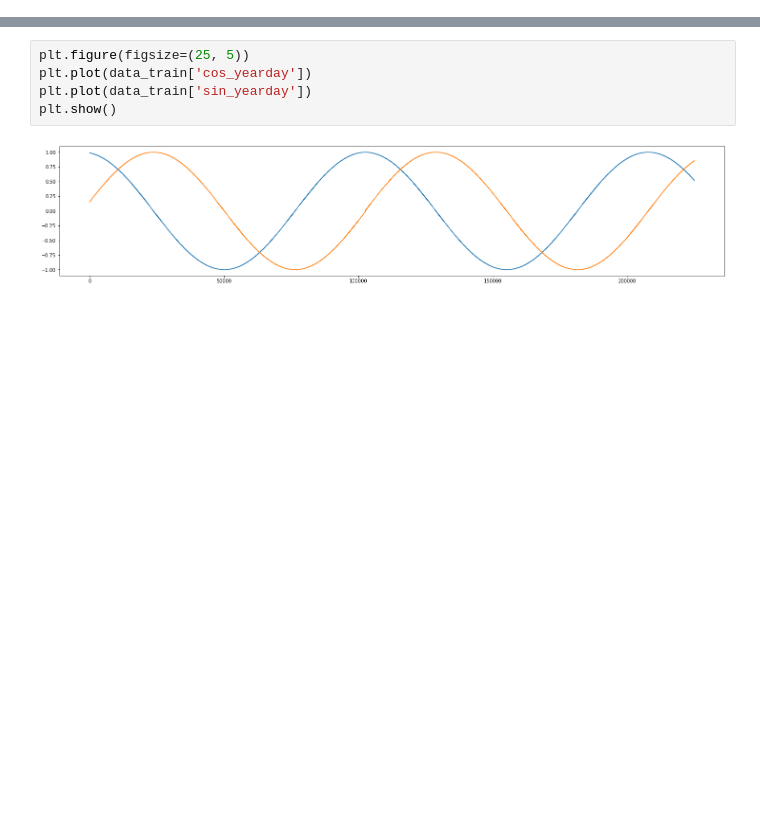
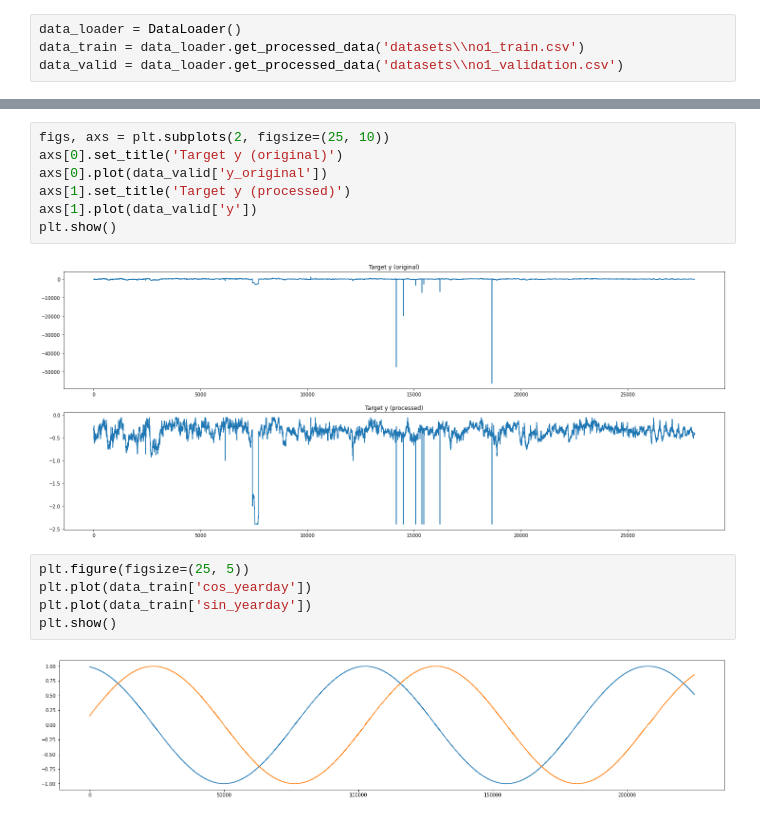
Before and after one commit to haakon8855/time-series-forecasting-RNN, a Jupyter notebook: eda.ipynb, the cells around one changed output, grey strips where cells are left out. Saved outputs shown, nothing was run; the diff lists cells and outputs as text; blank space fills up the shorter version.

```diff
--- a/eda.ipynb
+++ b/eda.ipynb
@@ -119,3 +9,7 @@ data_train
+# %%
+data_loader = DataLoader()
+data_train = data_loader.get_processed_data('datasets\\no1_train.csv')
+data_valid = data_loader.get_processed_data('datasets\\no1_validation.csv')
 # %%
 figs, axs = plt.subplots(2, figsize=(25, 10))
 axs[0].set_title('Target y (original)')
@@ -200,3 +22,12 @@ data_train.iloc[116:409][[
+# %%
+figs, axs = plt.subplots(2, figsize=(25, 10))
+axs[0].set_title('Target y (original)')
+axs[0].plot(data_valid['y_original'])
+axs[1].set_title('Target y (processed)')
+axs[1].plot(data_valid['y'])
+plt.show()
+# %% [output]
+[figure, added]
 # %%
 plt.figure(figsize=(25, 5))
 plt.plot(data_train['cos_yearday'])
```
Also changed, not shown: parts of 17 cells of this notebook, 1 other file.
